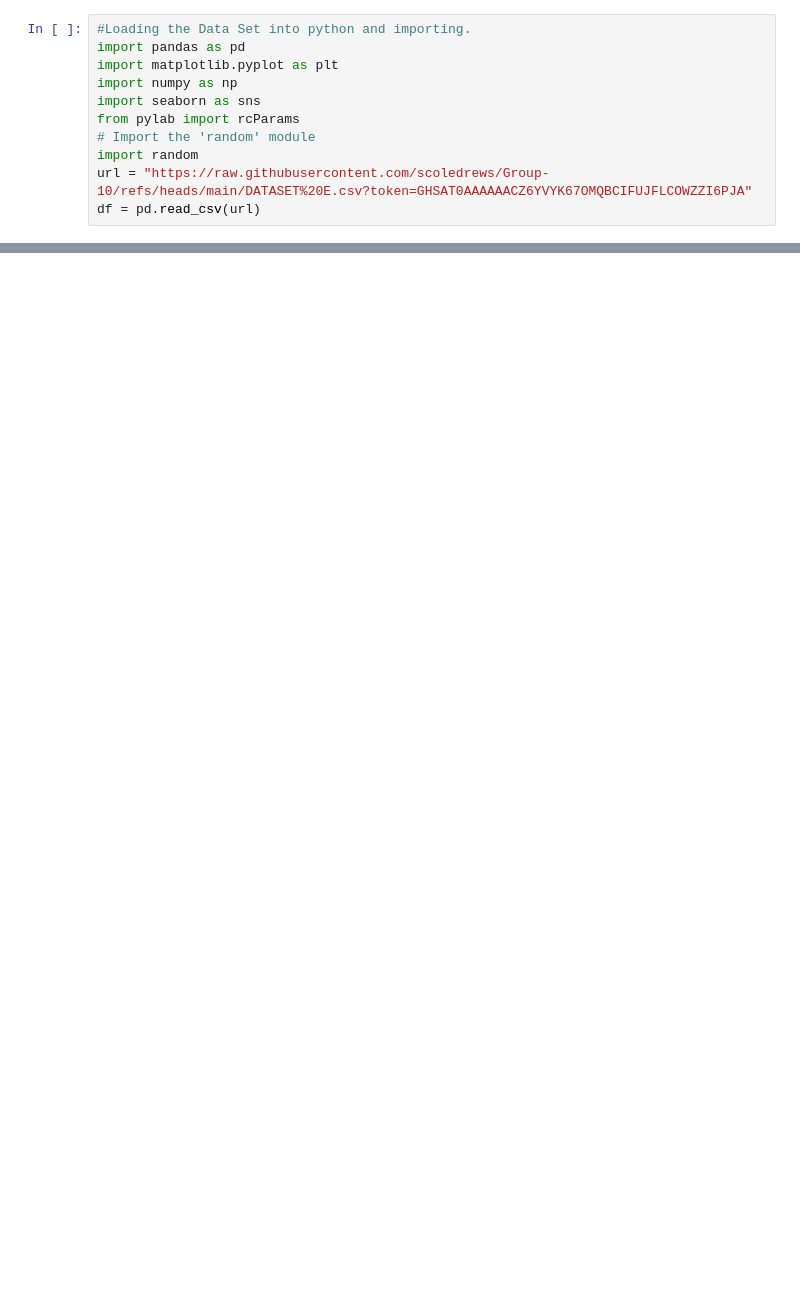
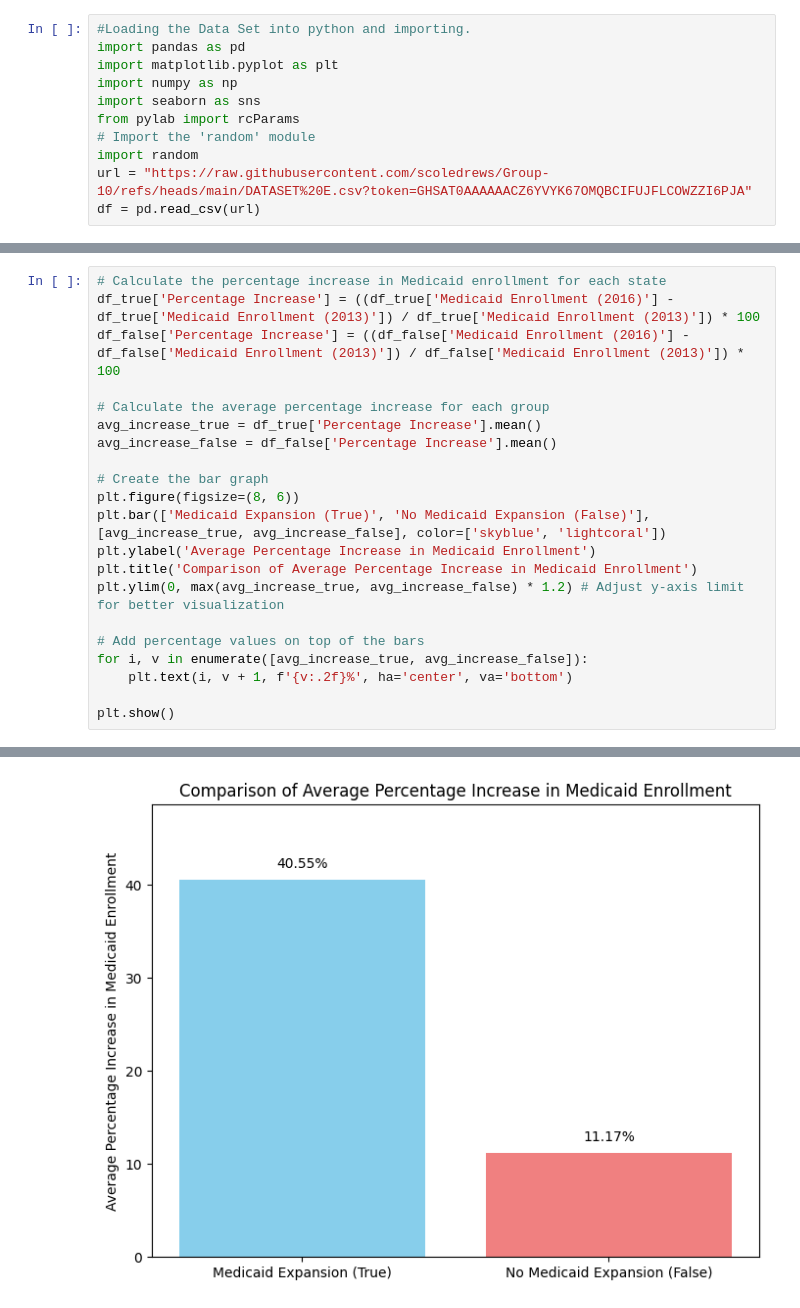
Before and after one commit to scoledrews/Group-10, a Jupyter notebook: USE_THIS_FOR_THE_NEW_CODING.ipynb, the cells around one changed output, grey strips where cells are left out. Saved outputs shown, nothing was run; the diff lists cells and outputs as text; blank space fills up the shorter version.

```diff
--- a/USE_THIS_FOR_THE_NEW_CODING.ipynb
+++ b/USE_THIS_FOR_THE_NEW_CODING.ipynb
@@ -105,0 +129,22 @@ plt.show()
+# %%
+# Calculate the percentage increase in Medicaid enrollment for each state
+df_true['Percentage Increase'] = ((df_true['Medicaid Enrollment (2016)'] - df_true['Medicaid Enrollment (2013)']) / df_true['Medicaid Enrollment (2013)']) * 100
+df_false['Percentage Increase'] = ((df_false['Medicaid Enrollment (2016)'] - df_false['Medicaid Enrollment (2013)']) / df_false['Medicaid Enrollment (2013)']) * 100
+
+# Calculate the average percentage increase for each group
+avg_increase_true = df_true['Percentage Increase'].mean()
+avg_increase_false = df_false['Percentage Increase'].mean()
+
+# Create the bar graph
+plt.figure(figsize=(8, 6))
+plt.bar(['Medicaid Expansion (True)', 'No Medicaid Expansion (False)'], [avg_increase_true, avg_increase_false], color=['skyblue', 'lightcoral'])
+plt.ylabel('Average Percentage Increase in Medicaid Enrollment')
+plt.title('Comparison of Average Percentage Increase in Medicaid Enrollment')
+plt.ylim(0, max(avg_increase_true, avg_increase_false) * 1.2) # Adjust y-axis limit for better visualization
+
+# Add percentage values on top of the bars
+for i, v in enumerate([avg_increase_true, avg_increase_false]):
+    plt.text(i, v + 1, f'{v:.2f}%', ha='center', va='bottom')
+
+plt.show()
+# %% [output]
@@ -105,0 +161 @@ plt.show()
+[figure, added]
```
Also changed, not shown: parts of 3 cells of this notebook.
